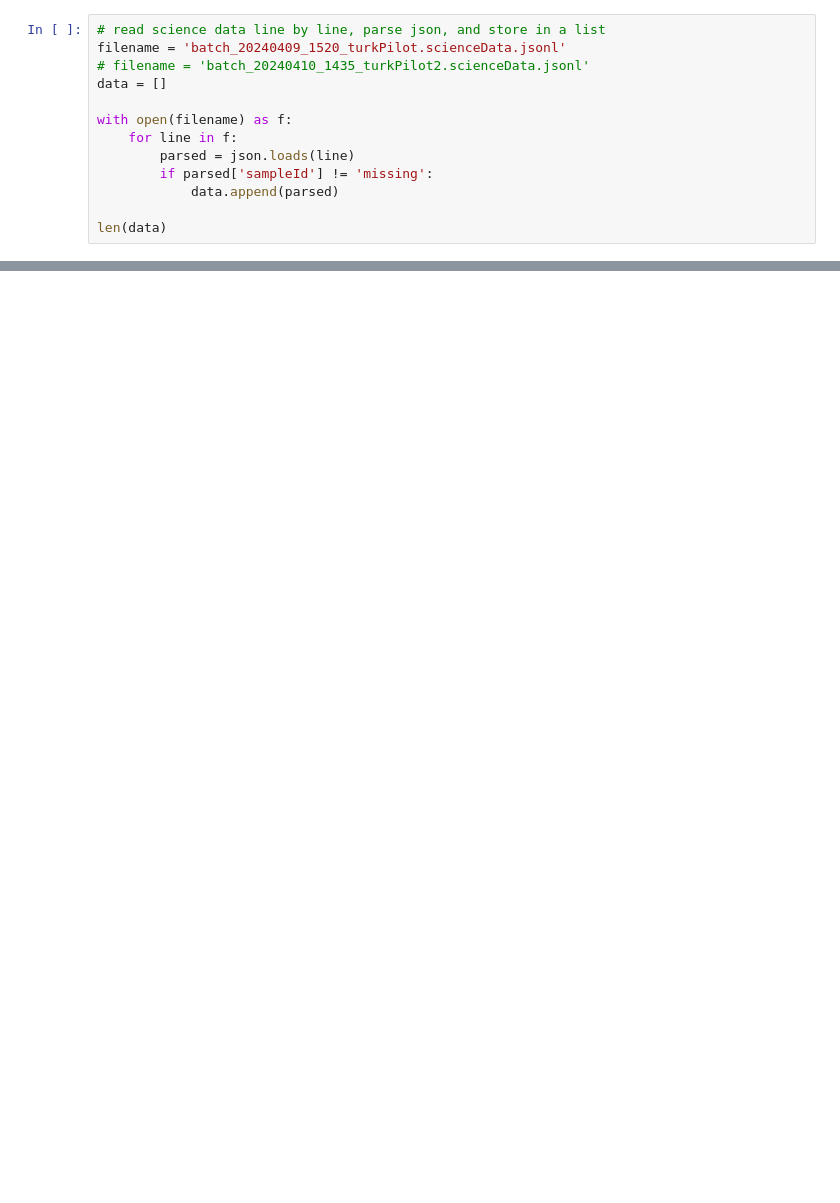
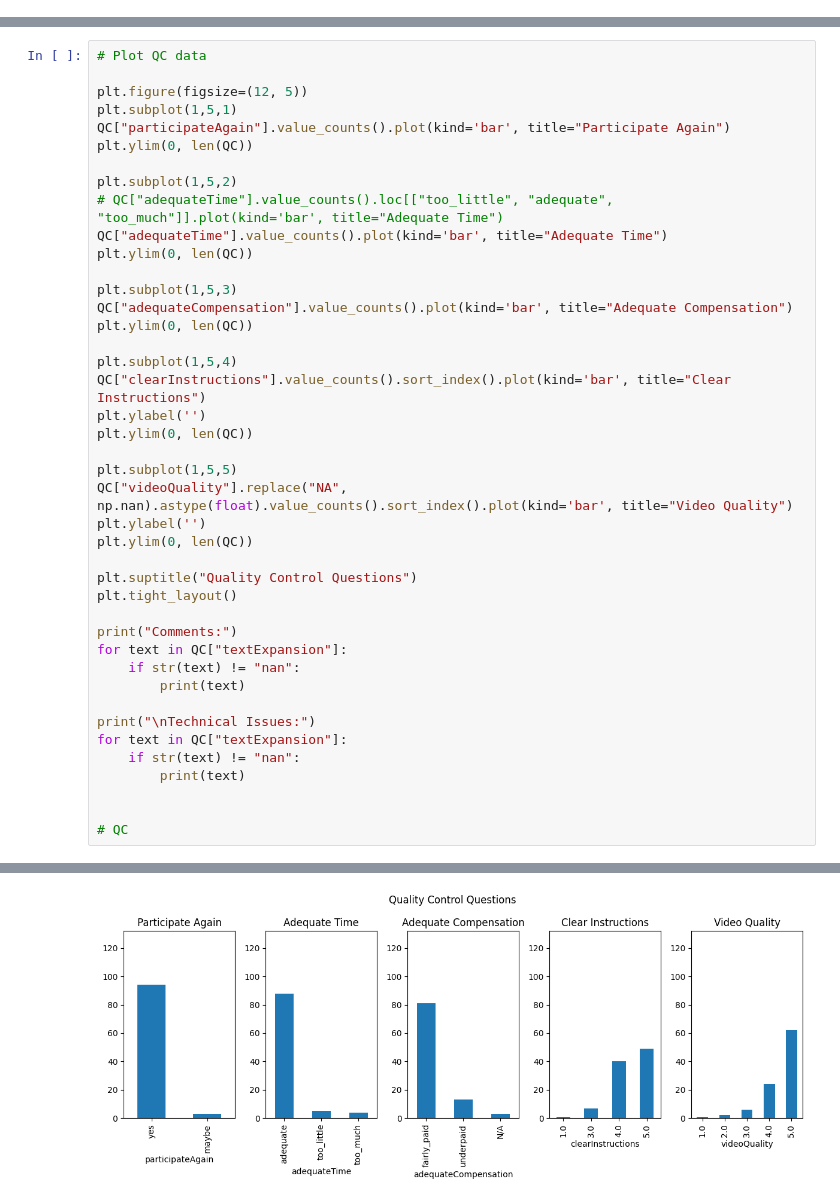
Before and after one commit to JamesPHoughton/organizational-schema-formation, a Jupyter notebook: pilot/analysis.ipynb, the cells around one changed output, grey strips where cells are left out. Drawn from its saved outputs; the diff is of its cells as text; blank space fills up the shorter version.

```diff
--- a/pilot/analysis.ipynb
+++ b/pilot/analysis.ipynb
@@ -32,13 +0,0 @@ import re
-# %%
-# read science data line by line, parse json, and store in a list
-filename = 'batch_20240409_1520_turkPilot.scienceData.jsonl'
-# filename = 'batch_20240410_1435_turkPilot2.scienceData.jsonl'
-data = []
-
-with open(filename) as f:
-    for line in f:
-        parsed = json.loads(line)
-        if parsed['sampleId'] != 'missing':
-            data.append(parsed)
-
-len(data)
@@ -240,0 +285,43 @@ treatments.join(connection_info).join(demographics)[["treatment", "country", "ti
+# %%
+# Plot QC data
+
+plt.figure(figsize=(12, 5))
+plt.subplot(1,5,1)
+QC["participateAgain"].value_counts().plot(kind='bar', title="Participate Again")
+plt.ylim(0, len(QC))
+
+plt.subplot(1,5,2)
+# QC["adequateTime"].value_counts().loc[["too_little", "adequate", "too_much"]].plot(kind='bar', title="Adequate Time")
+QC["adequateTime"].value_counts().plot(kind='bar', title="Adequate Time")
+plt.ylim(0, len(QC))
+
+plt.subplot(1,5,3)
+QC["adequateCompensation"].value_counts().plot(kind='bar', title="Adequate Compensation")
+plt.ylim(0, len(QC))
+
+plt.subplot(1,5,4)
+QC["clearInstructions"].value_counts().sort_index().plot(kind='bar', title="Clear Instructions")
+plt.ylabel('')
+plt.ylim(0, len(QC))
+
+plt.subplot(1,5,5)
+QC["videoQuality"].replace("NA", np.nan).astype(float).value_counts().sort_index().plot(kind='bar', title="Video Quality")
+plt.ylabel('')
+plt.ylim(0, len(QC))
+
+plt.suptitle("Quality Control Questions")
+plt.tight_layout()
+
+print("Comments:")
+for text in QC["textExpansion"]:
+    if str(text) != "nan":
+        print(text)
+
+print("\nTechnical Issues:")
+for text in QC["textExpansion"]:
+    if str(text) != "nan":
+        print(text)
+
+
+# QC
+# %% [output]
@@ -240,0 +345 @@ treatments.join(connection_info).join(demographics)[["treatment", "country", "ti
+[figure, added]
```
Also changed, not shown: parts of 51 cells of this notebook, 12 other files.
